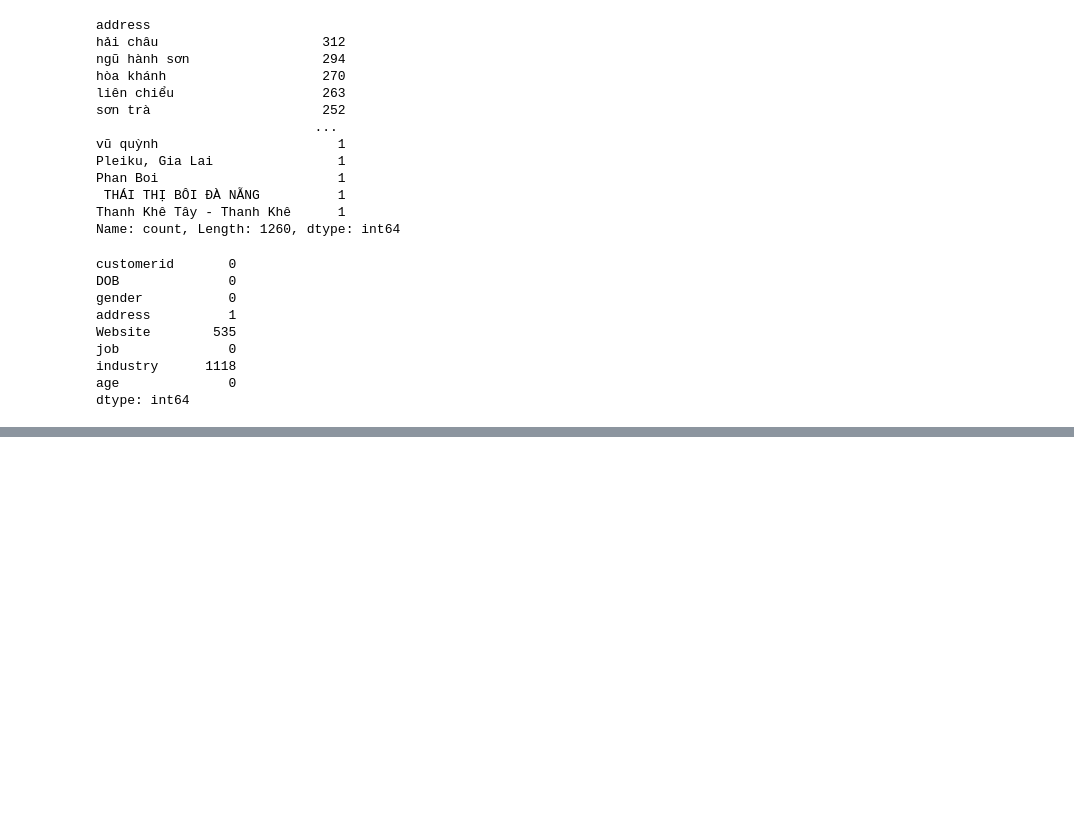
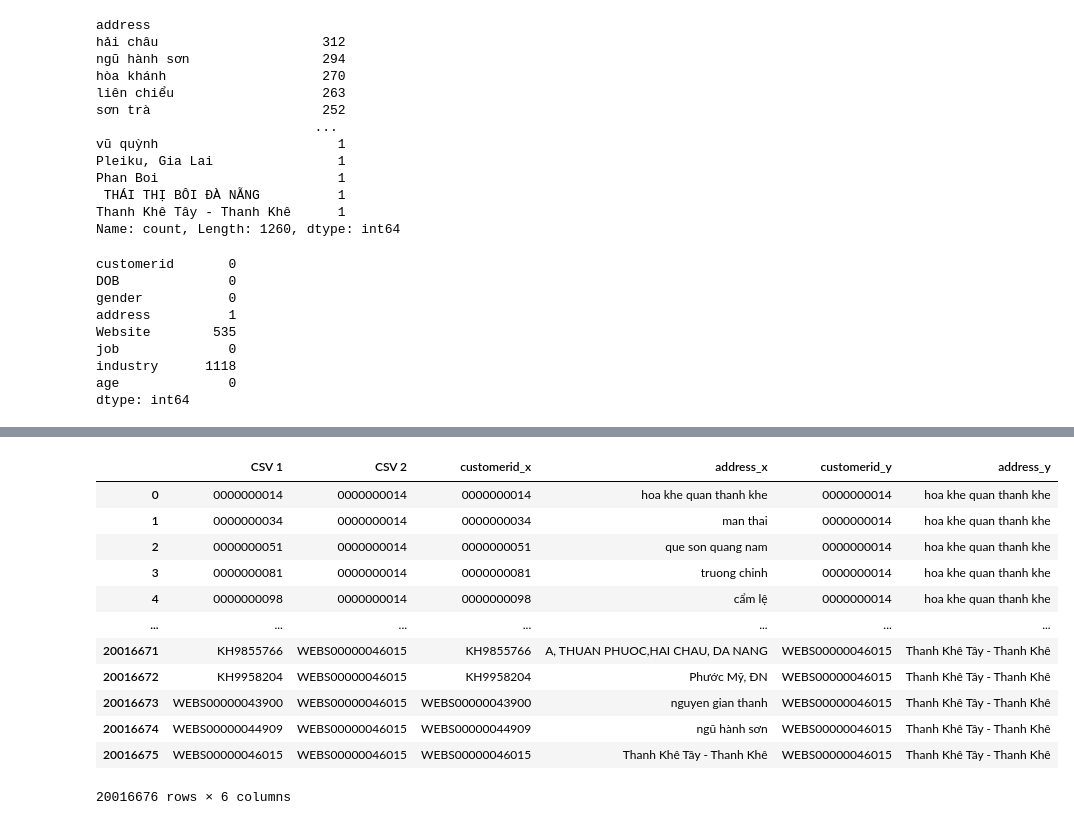
Before and after one commit to MinhDucNguyen9705/data_storytelling, a Jupyter notebook: customer_clean.ipynb, the cells around one changed output, grey strips where cells are left out. Drawn from its saved outputs; the diff is of its cells as text; code cells hidden in the pictures; blank space fills up the shorter version.

```diff
--- a/customer_clean.ipynb
+++ b/customer_clean.ipynb
@@ -128,0 +152,5 @@ customer.drop(null_address_rows, axis=0, inplace=True)
+# %%
+import itertools
+from thefuzz import fuzz, process
+customer_address_id = customer[['customerid', 'address']]
+customer_address_id
@@ -132,0 +188,3 @@ customer['address'] = customer['address'].apply(lambda x: unidecode(x.lower().st
+# %%
+compare_address = pd.DataFrame(itertools.product(customer['customerid'], customer['customerid']), columns=['CSV 1', 'CSV 2'])
+compare_address
@@ -132,0 +205,18 @@ customer['address'] = customer['address'].apply(lambda x: unidecode(x.lower().st
+# %%
+compare_address = compare_address.merge(customer_address_id, how='right', left_on='CSV 1', right_on='customerid')
+compare_address = compare_address.merge(customer_address_id, how='right', left_on='CSV 2', right_on='customerid')
+compare_address
+# %% [output]
+|  | CSV 1 | CSV 2 | customerid_x | address_x | customerid_y | address_y |
+| 0 | 0000000014 | 0000000014 | 0000000014 | hoa khe quan thanh khe | 0000000014 | hoa khe quan thanh khe |
+| 1 | 0000000034 | 0000000014 | 0000000034 | man thai | 0000000014 | hoa khe quan thanh khe |
+| 2 | 0000000051 | 0000000014 | 0000000051 | que son quang nam | 0000000014 | hoa khe quan thanh khe |
+| 3 | 0000000081 | 0000000014 | 0000000081 | truong chinh | 0000000014 | hoa khe quan thanh khe |
+| 4 | 0000000098 | 0000000014 | 0000000098 | cẩm lệ | 0000000014 | hoa khe quan thanh khe |
+| ... | ... | ... | ... | ... | ... | ... |
+| 20016671 | KH9855766 | WEBS00000046015 | KH9855766 | A, THUAN PHUOC,HAI CHAU, DA NANG | WEBS00000046015 | Thanh Khê Tây - Thanh Khê |
+| 20016672 | KH9958204 | WEBS00000046015 | KH9958204 | Phước Mỹ, ĐN | WEBS00000046015 | Thanh Khê Tây - Thanh Khê |
+| 20016673 | WEBS00000043900 | WEBS00000046015 | WEBS00000043900 | nguyen gian thanh | WEBS00000046015 | Thanh Khê Tây - Thanh Khê |
+| 20016674 | WEBS00000044909 | WEBS00000046015 | WEBS00000044909 | ngũ hành sơn | WEBS00000046015 | Thanh Khê Tây - Thanh Khê |
+| 20016675 | WEBS00000046015 | WEBS00000046015 | WEBS00000046015 | Thanh Khê Tây - Thanh Khê | WEBS00000046015 | Thanh Khê Tây - Thanh Khê |
+20016676 rows × 6 columns
```
Also changed, not shown: parts of 13 cells of this notebook.
